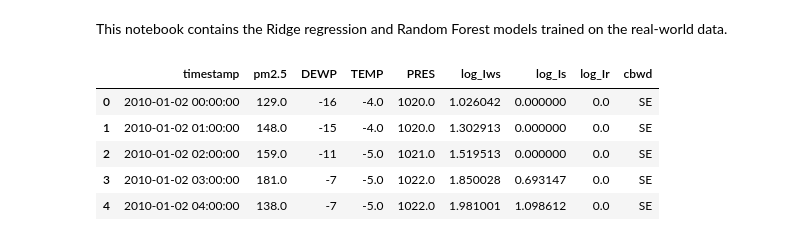
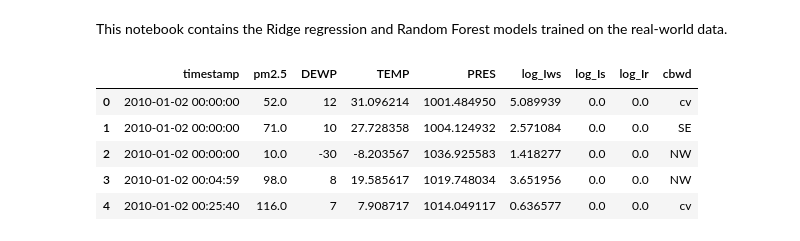
Before and after one commit to mlenni/Thesis-code, a Jupyter notebook: 03_model_data.ipynb, the cells around one changed output. Saved outputs shown, nothing was run; the diff lists cells and outputs as text; code cells hidden in the pictures.

```diff
--- a/03_model_data.ipynb
+++ b/03_model_data.ipynb
@@ -9,39 +9,39 @@ from sklearn.linear_model import Ridge
 from sklearn.preprocessing import StandardScaler
 from sklearn.pipeline import Pipeline
 from sklearn.metrics import mean_absolute_error, mean_squared_error
 from sklearn.ensemble import RandomForestRegressor
 from pathlib import Path
 import re
 import matplotlib.pyplot as plt
 
 # use this for real data
-# """
+"""
 df = pd.read_csv(
     "data/real_pruned/clip_alpha_0.000.csv",
     parse_dates=["timestamp"]
 )
 
 df = df.sort_values("timestamp").reset_index(drop=True)
 data_dir = Path("data/real_pruned")
 """
 # use this for synthetic data
 df = pd.read_csv(
     "data/synthetic_pruned/clip_alpha_0.000.csv",
     parse_dates=["timestamp"]
 )
 
 df = df.sort_values("timestamp").reset_index(drop=True)
 data_dir = Path("data/synthetic_pruned")
 # """
 
 df.head()
 # %% [output]
 |  | timestamp | pm2.5 | DEWP | TEMP | PRES | log_Iws | log_Is | log_Ir | cbwd |
-| 0 | 2010-01-02 00:00:00 | 129.0 | -16 | -4.0 | 1020.0 | 1.026042 | 0.000000 | 0.0 | SE |
-| 1 | 2010-01-02 01:00:00 | 148.0 | -15 | -4.0 | 1020.0 | 1.302913 | 0.000000 | 0.0 | SE |
-| 2 | 2010-01-02 02:00:00 | 159.0 | -11 | -5.0 | 1021.0 | 1.519513 | 0.000000 | 0.0 | SE |
-| 3 | 2010-01-02 03:00:00 | 181.0 | -7 | -5.0 | 1022.0 | 1.850028 | 0.693147 | 0.0 | SE |
-| 4 | 2010-01-02 04:00:00 | 138.0 | -7 | -5.0 | 1022.0 | 1.981001 | 1.098612 | 0.0 | SE |
+| 0 | 2010-01-02 00:00:00 | 52.0 | 12 | 31.096214 | 1001.484950 | 5.089939 | 0.0 | 0.0 | cv |
+| 1 | 2010-01-02 00:00:00 | 71.0 | 10 | 27.728358 | 1004.124932 | 2.571084 | 0.0 | 0.0 | SE |
+| 2 | 2010-01-02 00:00:00 | 10.0 | -30 | -8.203567 | 1036.925583 | 1.418277 | 0.0 | 0.0 | NW |
+| 3 | 2010-01-02 00:04:59 | 98.0 | 8 | 19.585617 | 1019.748034 | 3.651956 | 0.0 | 0.0 | NW |
+| 4 | 2010-01-02 00:25:40 | 116.0 | 7 | 7.908717 | 1014.049117 | 0.636577 | 0.0 | 0.0 | cv |
 # %%
 # enumerate datasets
 files = sorted(data_dir.glob("clip_alpha_*.csv"))
```
Also changed, not shown: parts of 5 cells of this notebook, 7 other files.
